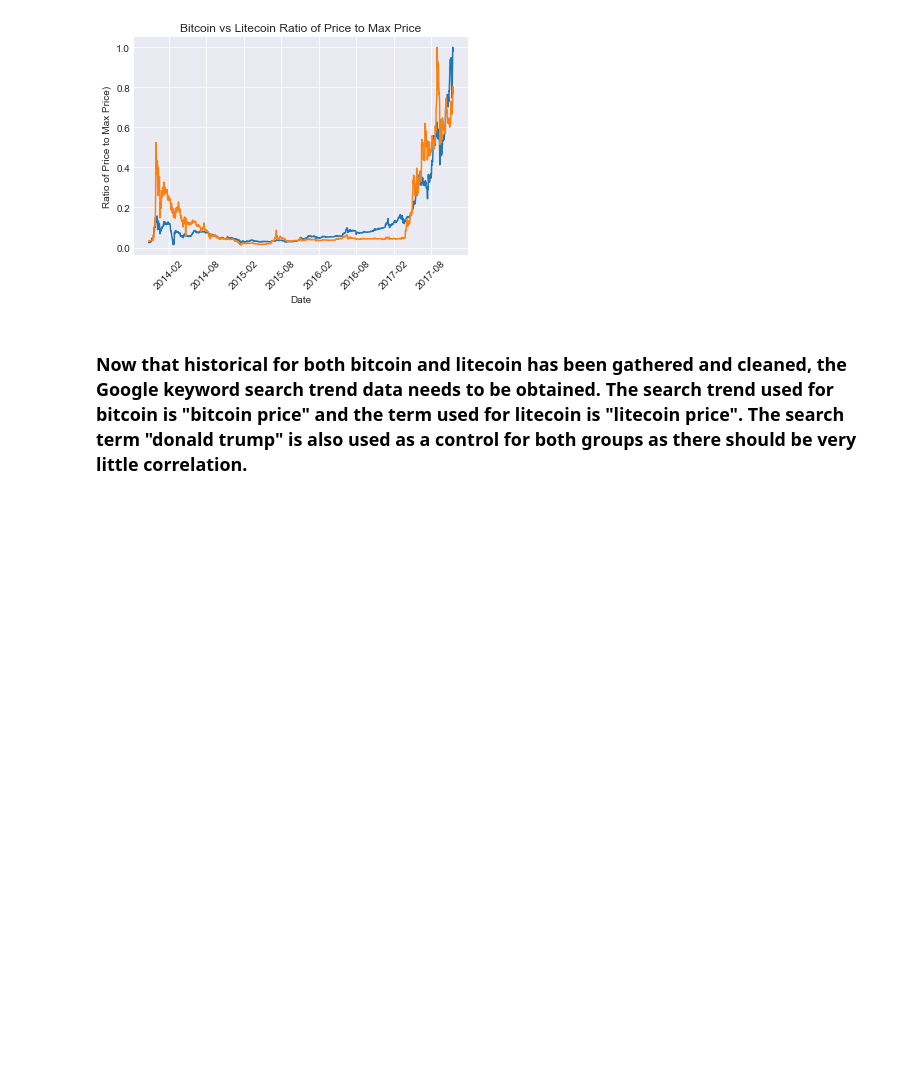
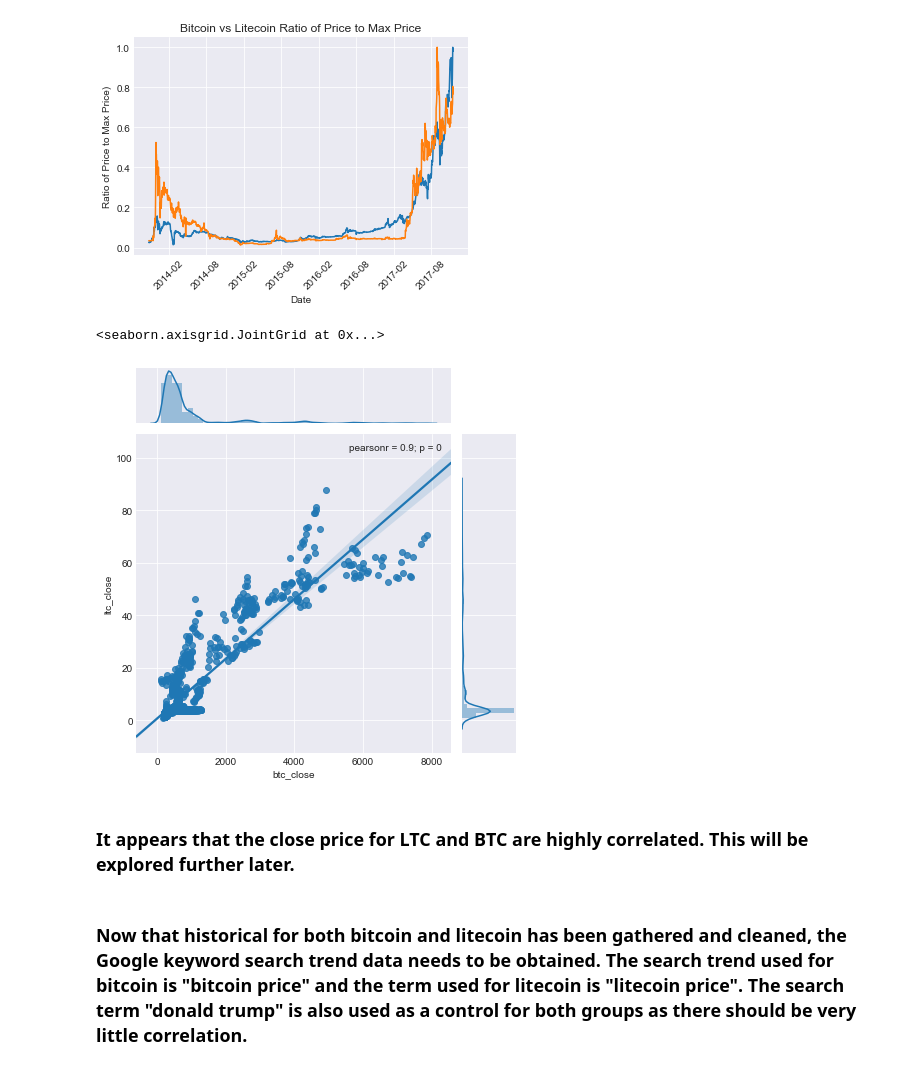
Before and after one commit to racineda/data-science-career-track, a Jupyter notebook: capstone-1-project/racine-david-capstone1.ipynb, the cells around one changed output. Saved outputs shown, nothing was run; the diff lists cells and outputs as text; code cells hidden in the pictures; blank space fills up the shorter version.

```diff
--- a/capstone-1-project/racine-david-capstone1.ipynb
+++ b/capstone-1-project/racine-david-capstone1.ipynb
@@ -230,6 +230,16 @@ plt.ylabel("Ratio of Price to Max Price)")
 plt.show()
 # %% [output]
 [figure]
+# %%
+#
+# How correlated are the search term frequency with the closing price for bitcoin?
+#
+sns.jointplot(x="btc_close", y="ltc_close", data=df_coins, kind="reg")
+# %% [output]
+<seaborn.axisgrid.JointGrid at 0x...>
+[figure, added]
+# %% [markdown]
+### It appears that the close price for LTC and BTC are highly correlated. This will be explored further later.
 # %% [markdown]
 ### Now that historical for both bitcoin and litecoin has been gathered and cleaned, the Google keyword search trend data needs to be obtained.  The search trend used for bitcoin is "bitcoin price" and the term used for litecoin is "litecoin price".  The search term "donald trump" is also used as a control for both groups as there should be very little correlation.
 # %%
```
Also changed, not shown: parts of 38 cells of this notebook, 1 other file.
